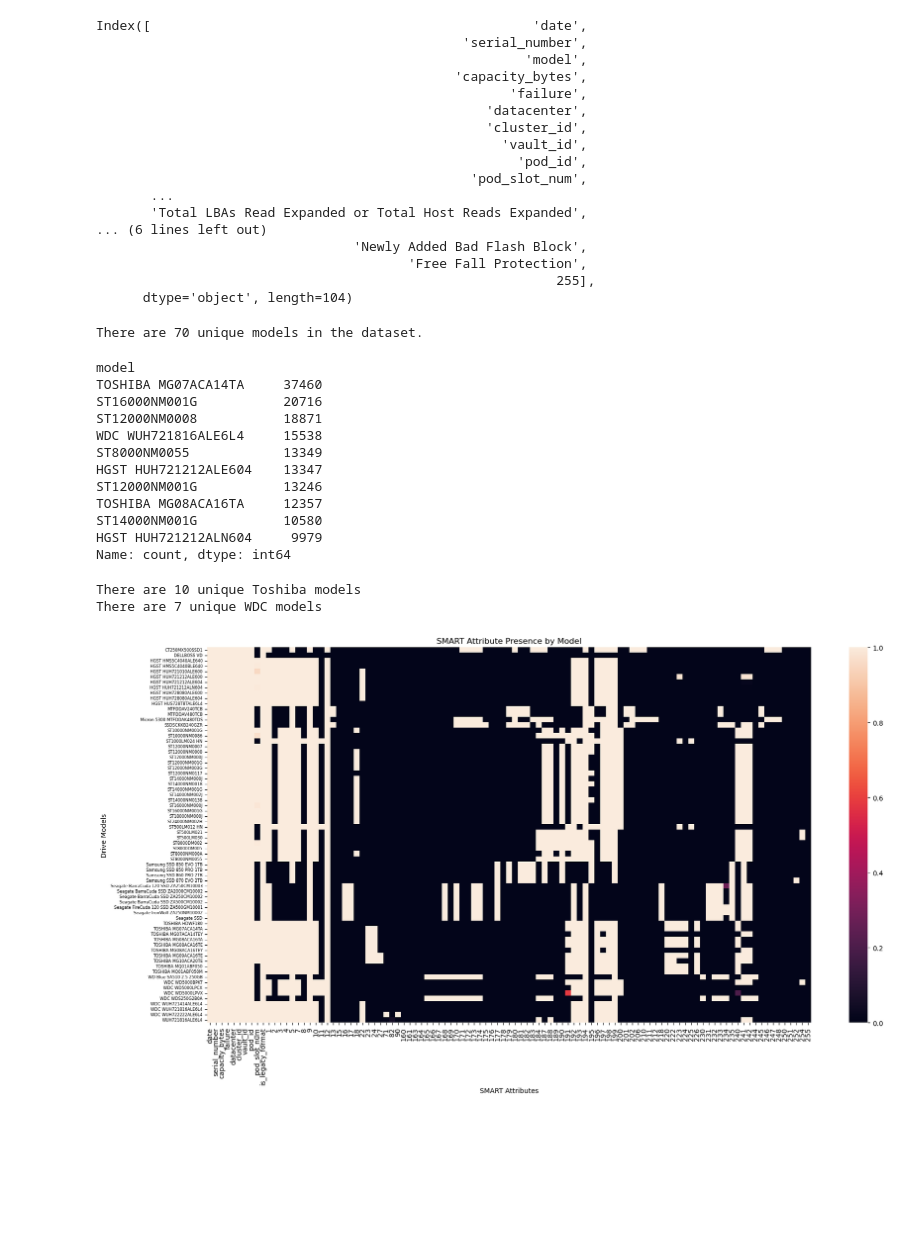
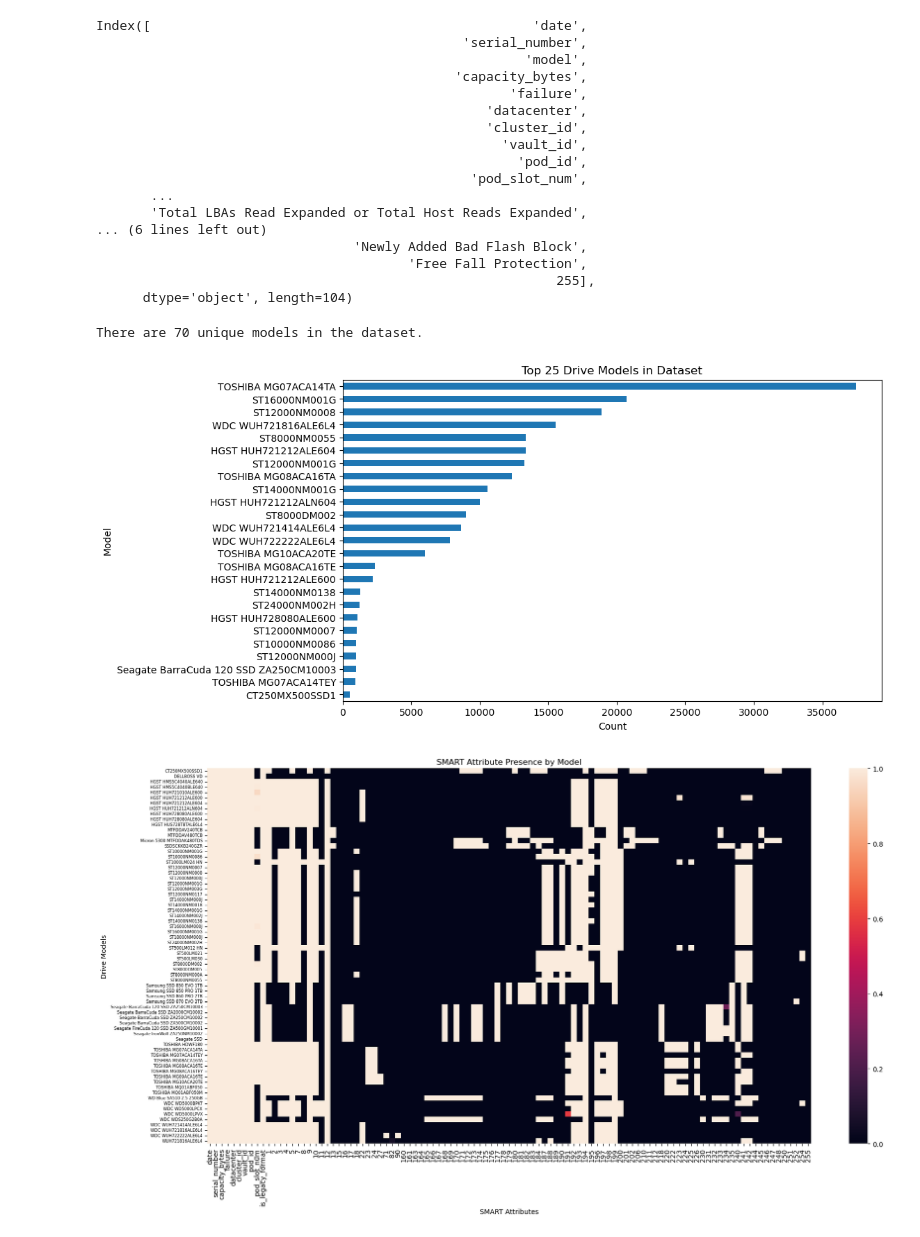
Before and after one commit to rhit-siegerrs/S.M.A.R.T, a Jupyter notebook: example_data_sandbox_kevin.ipynb, the cells around one changed output. Cells and saved outputs as stored; diff of their text form; code cells hidden in the pictures; blank space fills up the shorter version.

Commit message:
Add barchart of what drives are present in dataset

```diff
--- a/example_data_sandbox_kevin.ipynb
+++ b/example_data_sandbox_kevin.ipynb
@@ -96,30 +97,16 @@ Index([                                                 'date',
 # %%
 # What kind of models do we have in this dataset?
 print(f"There are {len(df['model'].unique())} unique models in the dataset.")
-df['model'].value_counts().head(10)
+# horizontal barchart of all models
+plt.figure(figsize=(10,6))
+df['model'].value_counts().head(25).sort_values().plot(kind='barh')
+plt.xlabel('Count')
+plt.ylabel('Model')
+plt.title('Top 25 Drive Models in Dataset')
+plt.show()
 # %% [output]
 There are 70 unique models in the dataset.
-model
-TOSHIBA MG07ACA14TA     37460
-ST16000NM001G           20716
-ST12000NM0008           18871
-WDC WUH721816ALE6L4     15538
-ST8000NM0055            13349
-HGST HUH721212ALE604    13347
-ST12000NM001G           13246
-TOSHIBA MG08ACA16TA     12357
-ST14000NM001G           10580
-HGST HUH721212ALN604     9979
-Name: count, dtype: int64
+[figure, added]
-# %%
-# How many unique models are from specific manufacturers?
-df_toshiba = df[df['model'].str.contains('TOSHIBA')]
-print(f"There are {len(df_toshiba['model'].unique())} unique Toshiba models")
-df_WDC = df[df['model'].str.contains('WDC')]
-print(f"There are {len(df_WDC['model'].unique())} unique WDC models")
-# %% [output]
-There are 10 unique Toshiba models
-There are 7 unique WDC models
 # %%
 # Many smart attributes are only present on certain models.
 # Make a heatmap showing which attributes are present on which models (on what percent of drives)
```
Also changed, not shown: parts of 1 cell of this notebook.
